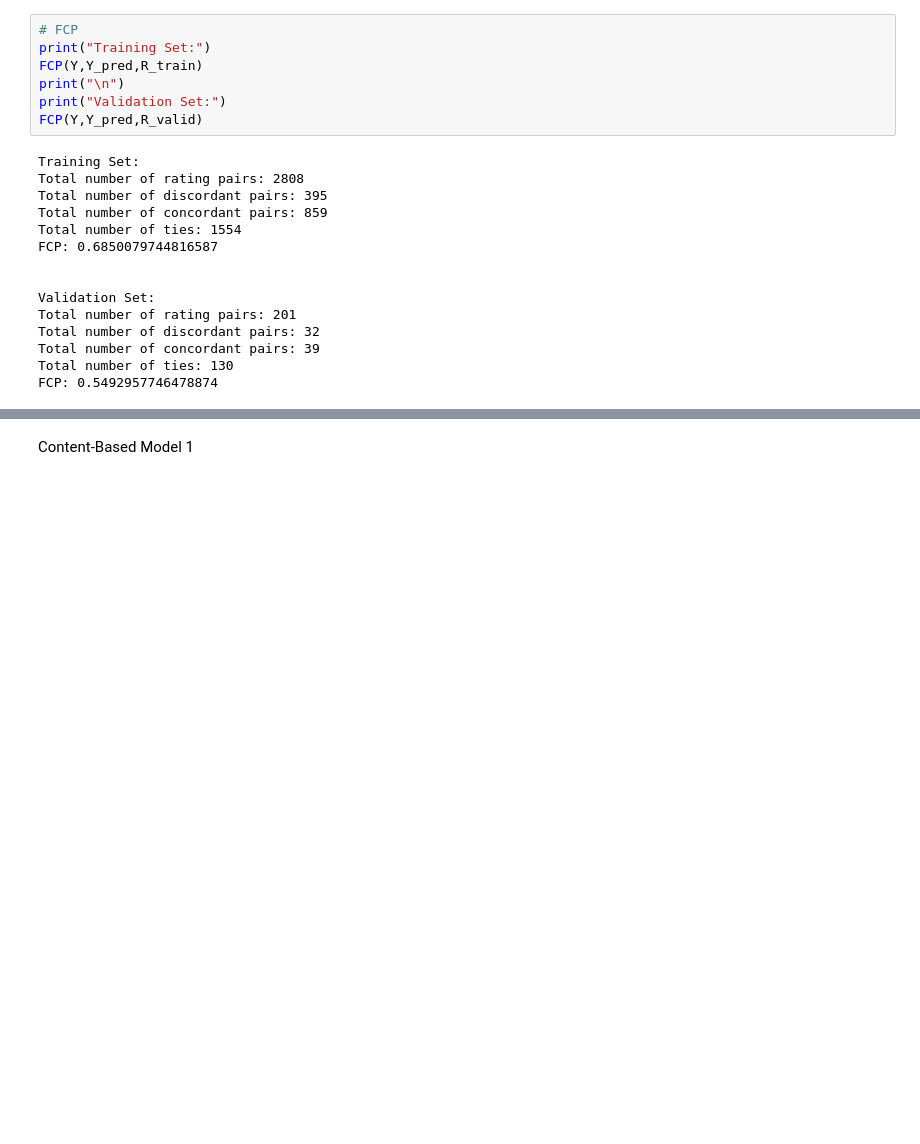
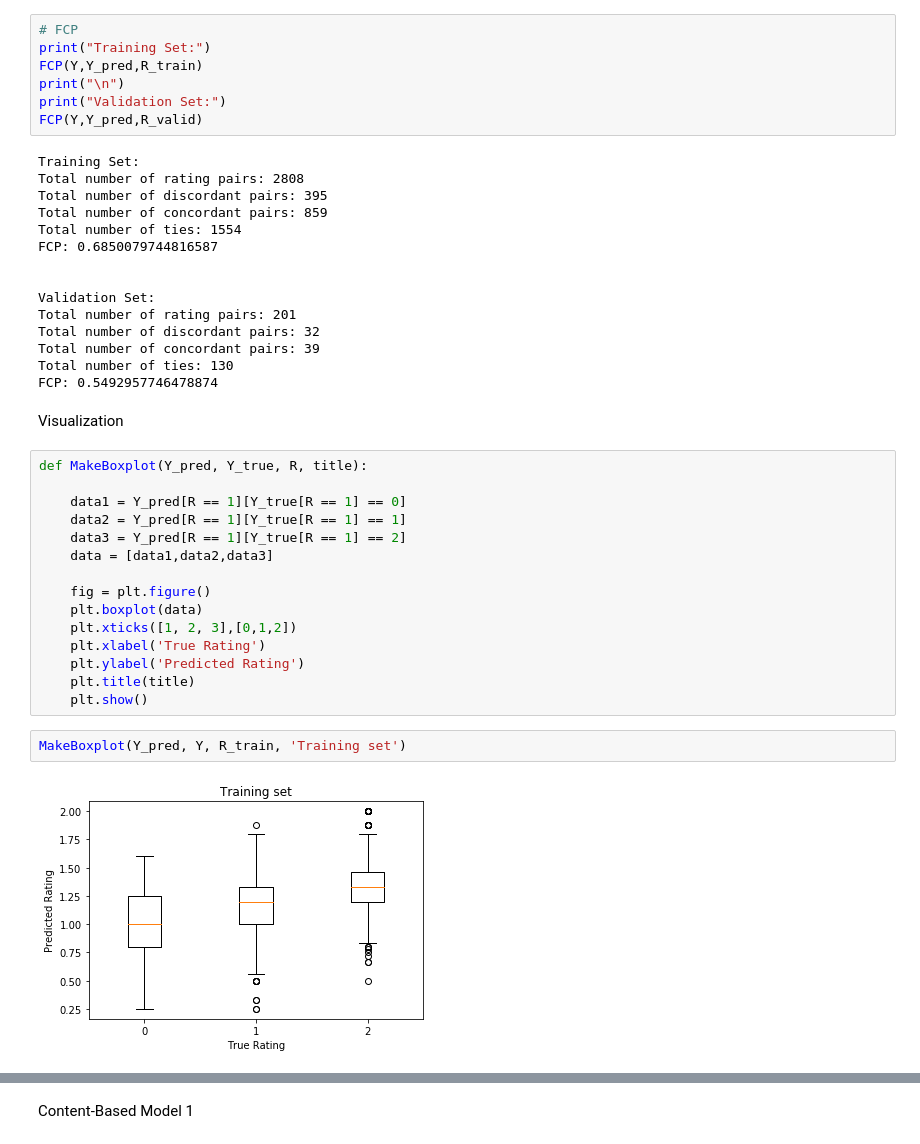
Before and after one commit to leohunt/cs5304-project, a Jupyter notebook: CARS_model.ipynb, the cells around one changed output, grey strips where cells are left out. Drawn from its saved outputs; the diff is of its cells as text; blank space fills up the shorter version.

```diff
--- a/CARS_model.ipynb
+++ b/CARS_model.ipynb
@@ -281,3 +281,24 @@ Total number of discordant pairs: 32
 Total number of concordant pairs: 39
 Total number of ties: 130
 FCP: 0.5492957746478874
+# %% [markdown]
+Visualization
+# %%
+def MakeBoxplot(Y_pred, Y_true, R, title):
+
+    data1 = Y_pred[R == 1][Y_true[R == 1] == 0]
+    data2 = Y_pred[R == 1][Y_true[R == 1] == 1]
+    data3 = Y_pred[R == 1][Y_true[R == 1] == 2]
+    data = [data1,data2,data3]
+
+    fig = plt.figure()
+    plt.boxplot(data)
+    plt.xticks([1, 2, 3],[0,1,2])
+    plt.xlabel('True Rating')
+    plt.ylabel('Predicted Rating')
+    plt.title(title)
+    plt.show()
+# %%
+MakeBoxplot(Y_pred, Y, R_train, 'Training set')
+# %% [output]
+[figure, added]
```
Also changed, not shown: parts of 19 cells of this notebook.
